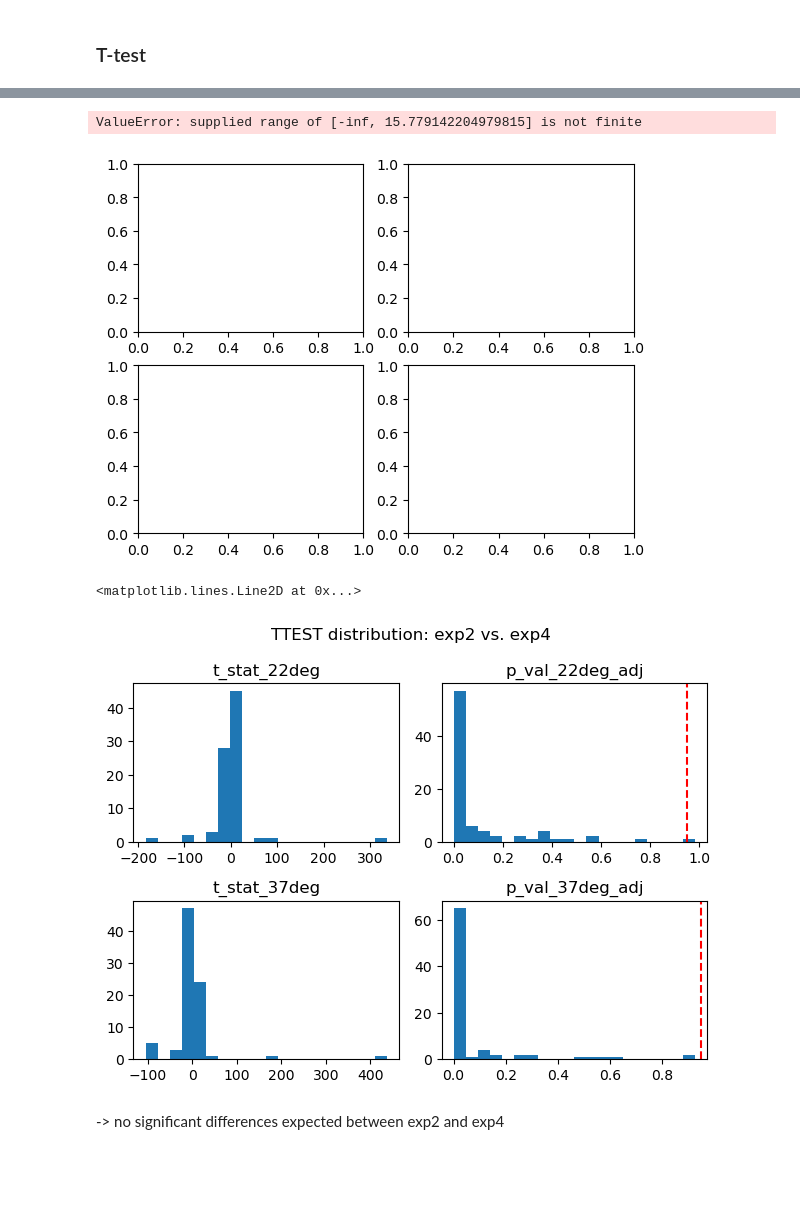
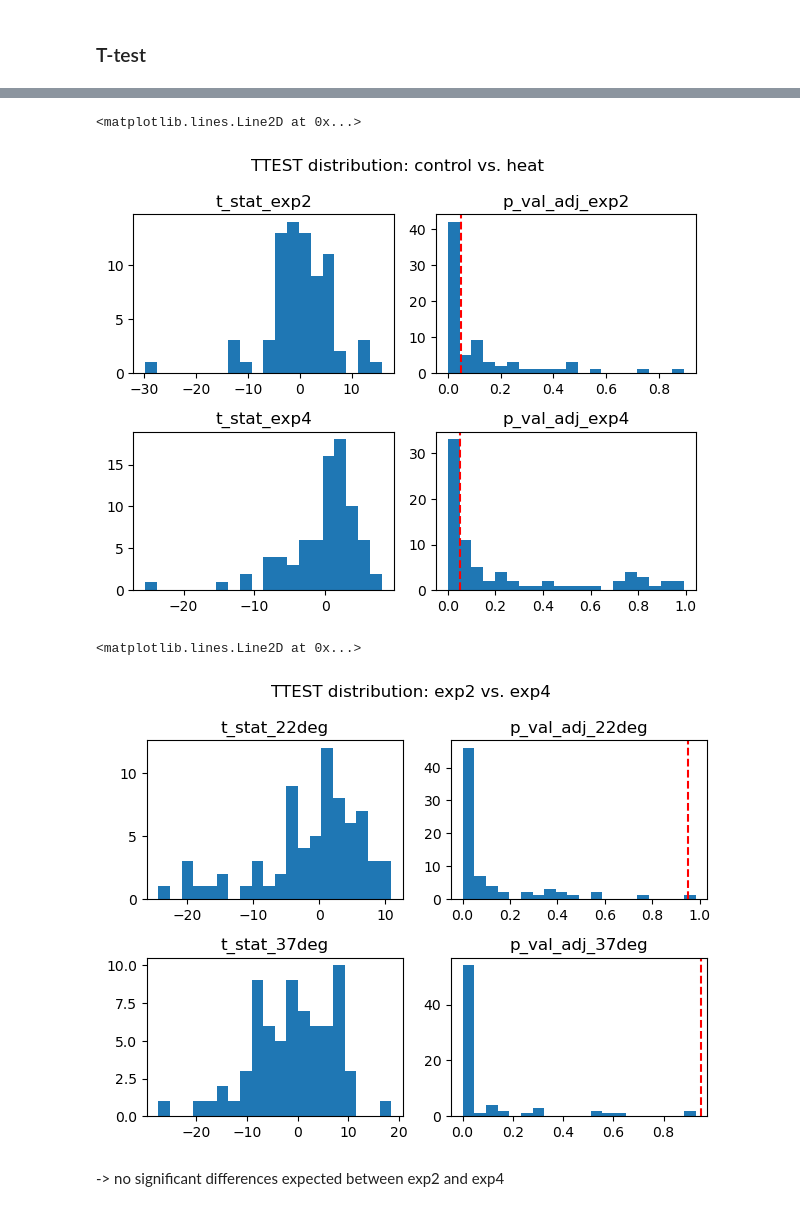
Before and after one commit to janniswi00/sphingo_modelling, a Jupyter notebook: code/analysis.ipynb, the cells around one changed output, grey strips where cells are left out. Drawn from its saved outputs; the diff is of its cells as text; code cells hidden in the pictures; blank space fills up the shorter version.

Commit message:
ttest: nan values if variance = 0

```diff
--- a/code/analysis.ipynb
+++ b/code/analysis.ipynb
@@ -254,0 +253,37 @@ df
+# %%
+## ttest between exp2 and exp4 per condition
+for exp2, exp4, label in [[r"^sum_exp2_22deg_\d+", r"^sum_exp4_22deg_\d+", "22deg"], [r"^sum_exp2_37deg_\d+", r"^sum_exp4_37deg_\d+", "37deg"]]:
+    exp2_vals = df.filter(regex=exp2)
+    exp4_vals = df.filter(regex=exp4)
+
+    t_stat, p_val = ttest_ind(exp2_vals, exp4_vals, axis=1)
+
+    var_exp2 = exp2_vals.var(axis=1).values
+    var_exp4 = exp4_vals.var(axis=1).values
+
+    # invalid tests
+    invalid = (
+        (var_exp2 == 0) |
+        (var_exp4 == 0) |
+        np.isinf(t_stat) |
+        np.isnan(t_stat)
+    )
+
+    # set invalid to NaN
+    t_stat[invalid] = np.nan
+    p_val[invalid] = np.nan
+
+    # BH correction only on valid p-values
+    p_val_adj = np.full_like(p_val, np.nan)
+    valid_mask = ~np.isnan(p_val)
+
+    if valid_mask.sum() > 0:
+        p_val_adj[valid_mask] = multipletests(
+            p_val[valid_mask],
+            method="fdr_bh"
+        )[1]
+
+    df[f"t_stat_{label}"] = t_stat
+    df[f"p_val_{label}"] = p_val
+    df[f"p_val_adj_{label}"] = p_val_adj
+df
@@ -255,17 +304,17 @@ df
 # %%
-fig, axs = plot(2, 2, "TTEST distribution: control vs. heat", df, [["t_stat_exp2", "p_val_exp2_adj"], ["t_stat_exp4", "p_val_exp4_adj"]], 20)
+fig, axs = plot(2, 2, "TTEST distribution: control vs. heat", df, [["t_stat_exp2", "p_val_adj_exp2"], ["t_stat_exp4", "p_val_adj_exp4"]], 20)
 axs[0, 1].axvline(0.05, linestyle="--", color="red")
 axs[1, 1].axvline(0.05, linestyle="--", color="red")
 # %% [output]
-ValueError: supplied range of [-inf, 15.779142204979815] is not finite
+<matplotlib.lines.Line2D at 0x...>
-[figure, old version]
+[figure, new version]
 # %%
-fig, axs = plot(2, 2, "TTEST distribution: exp2 vs. exp4", df, [["t_stat_22deg", "p_val_22deg_adj"], ["t_stat_37deg", "p_val_37deg_adj"]], 20)
+fig, axs = plot(2, 2, "TTEST distribution: exp2 vs. exp4", df, [["t_stat_22deg", "p_val_adj_22deg"], ["t_stat_37deg", "p_val_adj_37deg"]], 20)
 axs[0, 1].axvline(0.95, linestyle="--", color="red")
 axs[1, 1].axvline(0.95, linestyle="--", color="red")
 # %% [output]
 <matplotlib.lines.Line2D at 0x...>
-[figure, old version]
+[figure, new version]
 # %% [markdown]
 -> no significant differences expected between exp2 and exp4
 # %% [markdown]
```
Also changed, not shown: parts of 3 cells of this notebook.
